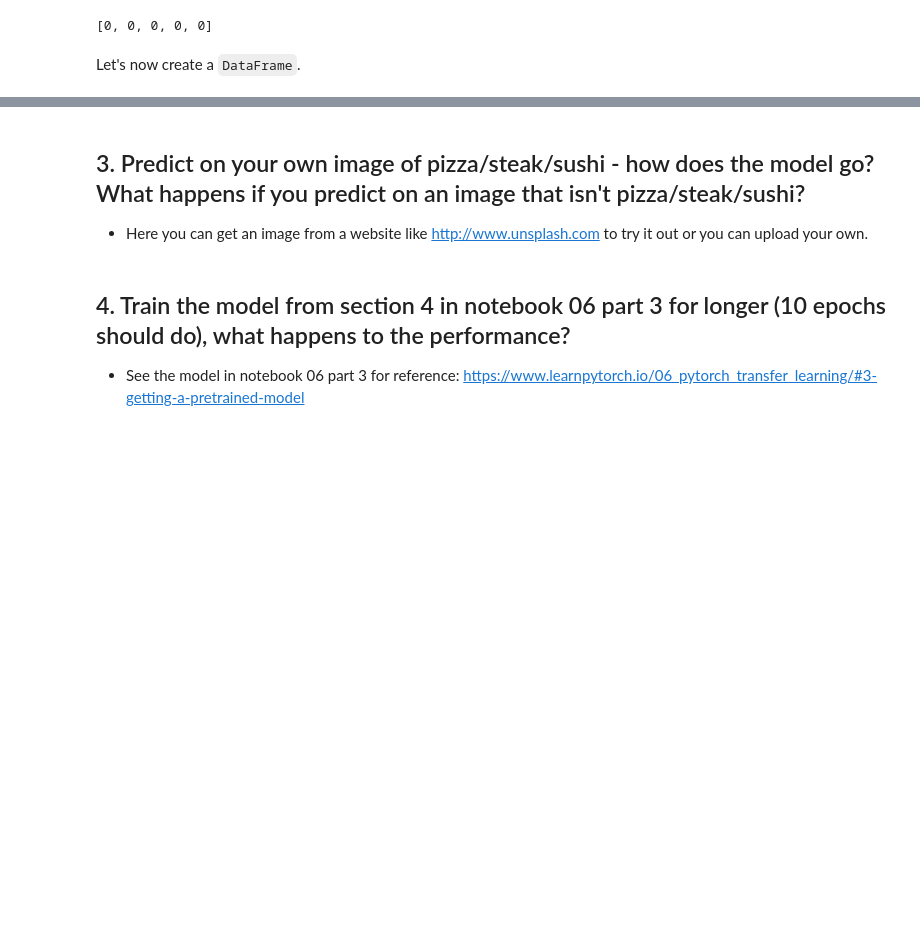
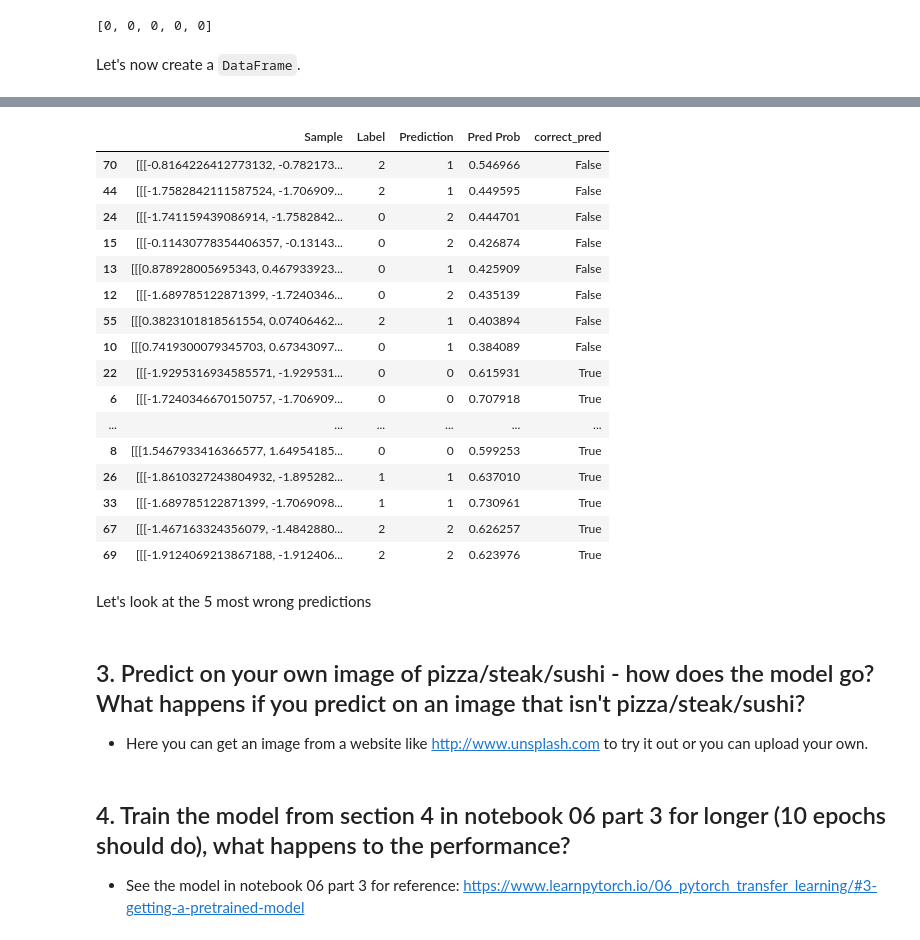
Before and after one commit to aRod209/pytorch-for-deep-learning, a Jupyter notebook: exercises/06_pytorch_transfer_learning_exercises.ipynb, the cells around one changed output, grey strips where cells are left out. Cells and saved outputs as stored; diff of their text form; code cells hidden in the pictures; blank space fills up the shorter version.

Commit message:
Create data frame

```diff
--- a/exercises/06_pytorch_transfer_learning_exercises.ipynb
+++ b/exercises/06_pytorch_transfer_learning_exercises.ipynb
@@ -320,0 +323,3 @@ test_preds_probs[:5]
+# %%
+test_preds_probs = [max(preds) for preds in test_preds_probs]
+test_preds_probs[:5]
@@ -324,3 +335,12 @@ test_preds[:5]
 [0, 0, 0, 0, 0]
 # %% [markdown]
 Let's now create a `DataFrame`.
+# %%
+import pandas as pd
+
+df = pd.DataFrame({"Sample": test_samples,
+                   "Label": test_labels,
+                   "Prediction": test_preds,
+                  "Pred Prob": test_preds_probs})
+
+df[:5]
@@ -326,0 +354,3 @@ Let's now create a `DataFrame`.
+# %%
+df['correct_pred'] = (df['Label'] == df['Prediction'])
+df[:5]
@@ -327,3 +380,26 @@ Let's now create a `DataFrame`.
+# %%
+df_sorted = df.sort_values('Pred Prob').sort_values(by='correct_pred')
+df_sorted[:20]
+# %% [output]
+|  | Sample | Label | Prediction | Pred Prob | correct_pred |
+| 70 | [[[-0.8164226412773132, -0.782173... | 2 | 1 | 0.546966 | False |
+| 44 | [[[-1.7582842111587524, -1.706909... | 2 | 1 | 0.449595 | False |
+| 24 | [[[-1.741159439086914, -1.7582842... | 0 | 2 | 0.444701 | False |
+| 15 | [[[-0.11430778354406357, -0.13143... | 0 | 2 | 0.426874 | False |
+| 13 | [[[0.878928005695343, 0.467933923... | 0 | 1 | 0.425909 | False |
+| 12 | [[[-1.689785122871399, -1.7240346... | 0 | 2 | 0.435139 | False |
+| 55 | [[[0.3823101818561554, 0.07406462... | 2 | 1 | 0.403894 | False |
+| 10 | [[[0.7419300079345703, 0.67343097... | 0 | 1 | 0.384089 | False |
+| 22 | [[[-1.9295316934585571, -1.929531... | 0 | 0 | 0.615931 | True |
+| 6 | [[[-1.7240346670150757, -1.706909... | 0 | 0 | 0.707918 | True |
+| ... | ... | ... | ... | ... | ... |
+| 8 | [[[1.5467933416366577, 1.64954185... | 0 | 0 | 0.599253 | True |
+| 26 | [[[-1.8610327243804932, -1.895282... | 1 | 1 | 0.637010 | True |
+| 33 | [[[-1.689785122871399, -1.7069098... | 1 | 1 | 0.730961 | True |
+| 67 | [[[-1.467163324356079, -1.4842880... | 2 | 2 | 0.626257 | True |
+| 69 | [[[-1.9124069213867188, -1.912406... | 2 | 2 | 0.623976 | True |
+# %% [markdown]
+Let's look at the 5 most wrong predictions
 # %% [markdown]
 ## 3. Predict on your own image of pizza/steak/sushi - how does the model go? What happens if you predict on an image that isn't pizza/steak/sushi?
 * Here you can get an image from a website like http://www.unsplash.com to try it out or you can upload your own.
```
Also changed, not shown: parts of 7 cells of this notebook.
